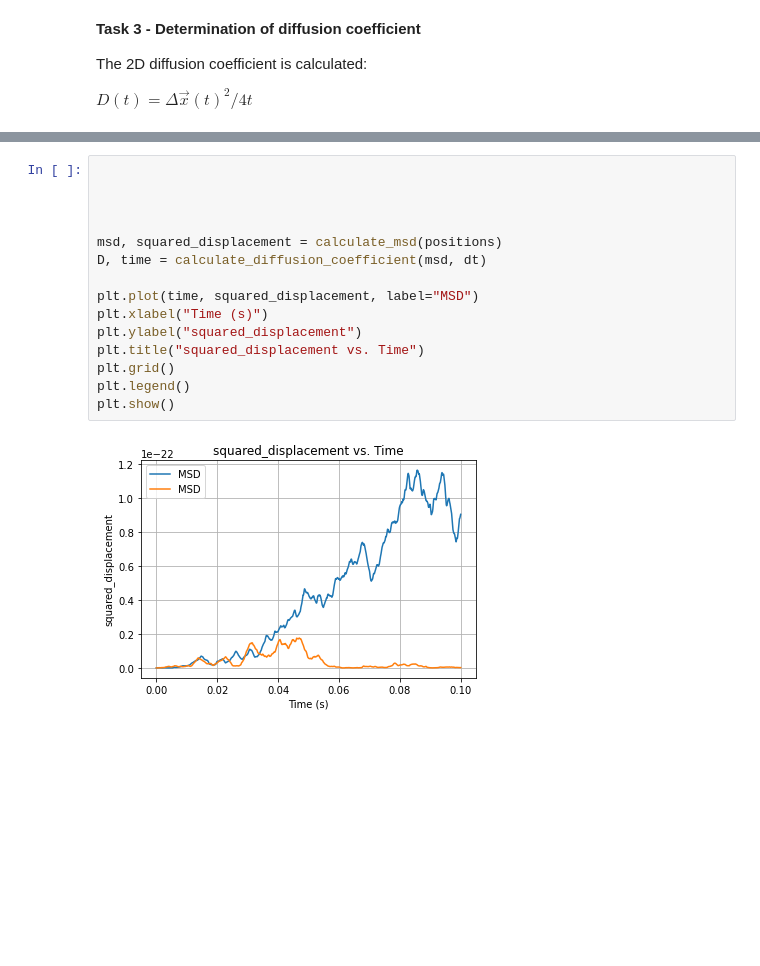
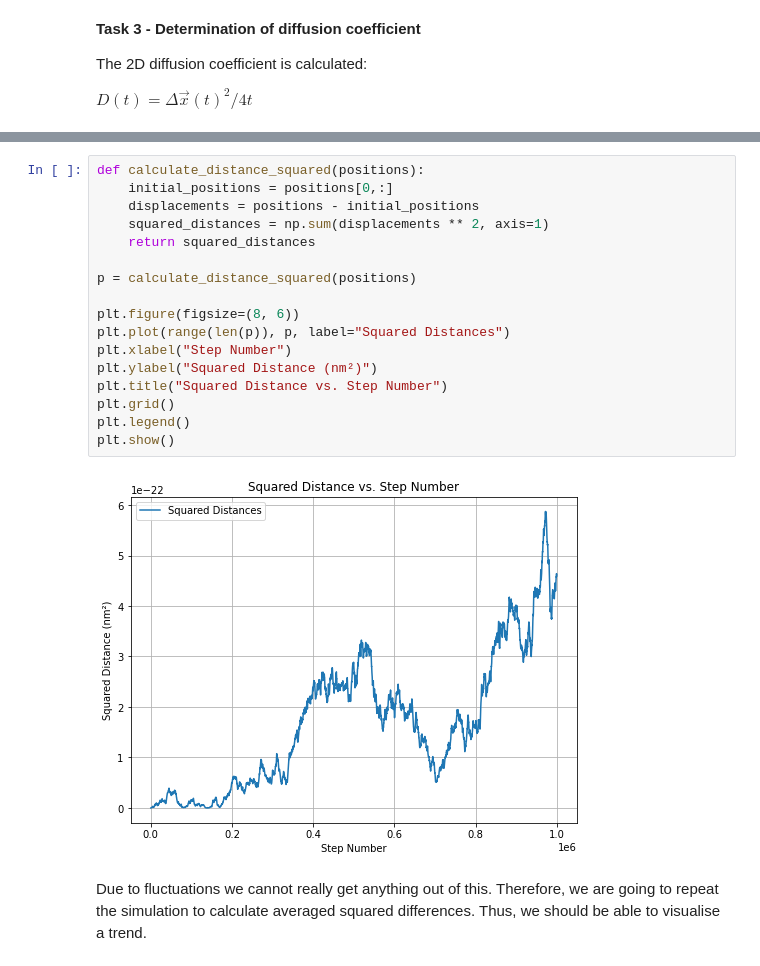
Before and after one commit to fsonak/VL_CCS, a Jupyter notebook: week_10.ipynb, the cells around one changed output, grey strips where cells are left out. Drawn from its saved outputs; the diff is of its cells as text; blank space fills up the shorter version.

```diff
--- a/week_10.ipynb
+++ b/week_10.ipynb
@@ -193,17 +184,21 @@ def calculate_diffusion_coefficient(msd, dt, verbose=False):
-# %%
-
-
-
-
-msd, squared_displacement = calculate_msd(positions)
-D, time = calculate_diffusion_coefficient(msd, dt)
-
-plt.plot(time, squared_displacement, label="MSD")
-plt.xlabel("Time (s)")
-plt.ylabel("squared_displacement")
-plt.title("squared_displacement vs. Time")
-plt.grid()
-plt.legend()
-plt.show()
-# %% [output]
-[figure, removed]
+# %%
+def calculate_distance_squared(positions):
+    initial_positions = positions[0,:]
+    displacements = positions - initial_positions
+    squared_distances = np.sum(displacements ** 2, axis=1)
+    return squared_distances
+
+p = calculate_distance_squared(positions)
+
+plt.figure(figsize=(8, 6))
+plt.plot(range(len(p)), p, label="Squared Distances")
+plt.xlabel("Step Number")
+plt.ylabel("Squared Distance (nm²)")
+plt.title("Squared Distance vs. Step Number")
+plt.grid()
+plt.legend()
+plt.show()
+# %% [output]
+[figure, added]
+# %% [markdown]
+Due to fluctuations we cannot really get anything out of this. Therefore, we are going to repeat the simulation to calculate averaged squared differences. Thus, we should be able to visualise a trend.
```
Also changed, not shown: parts of 15 cells of this notebook.
